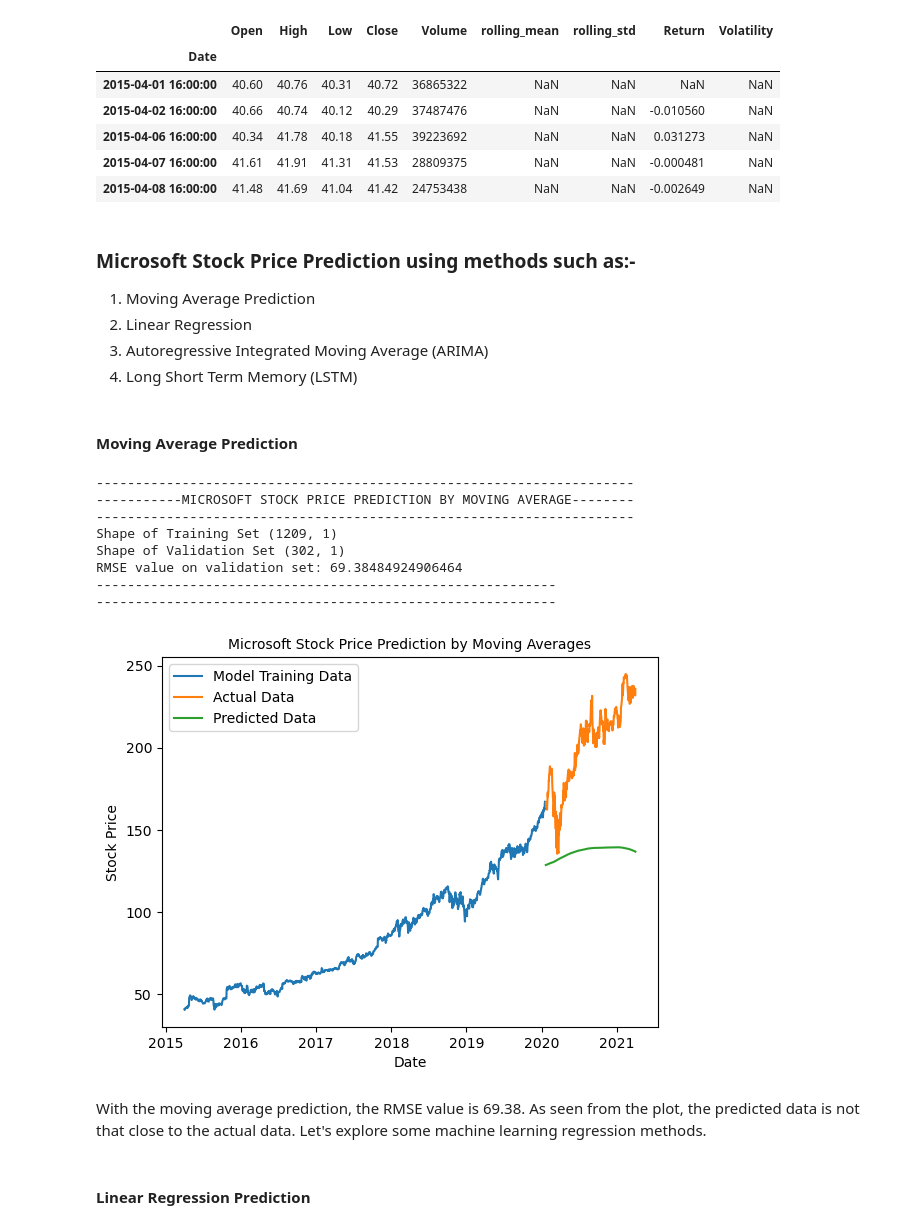
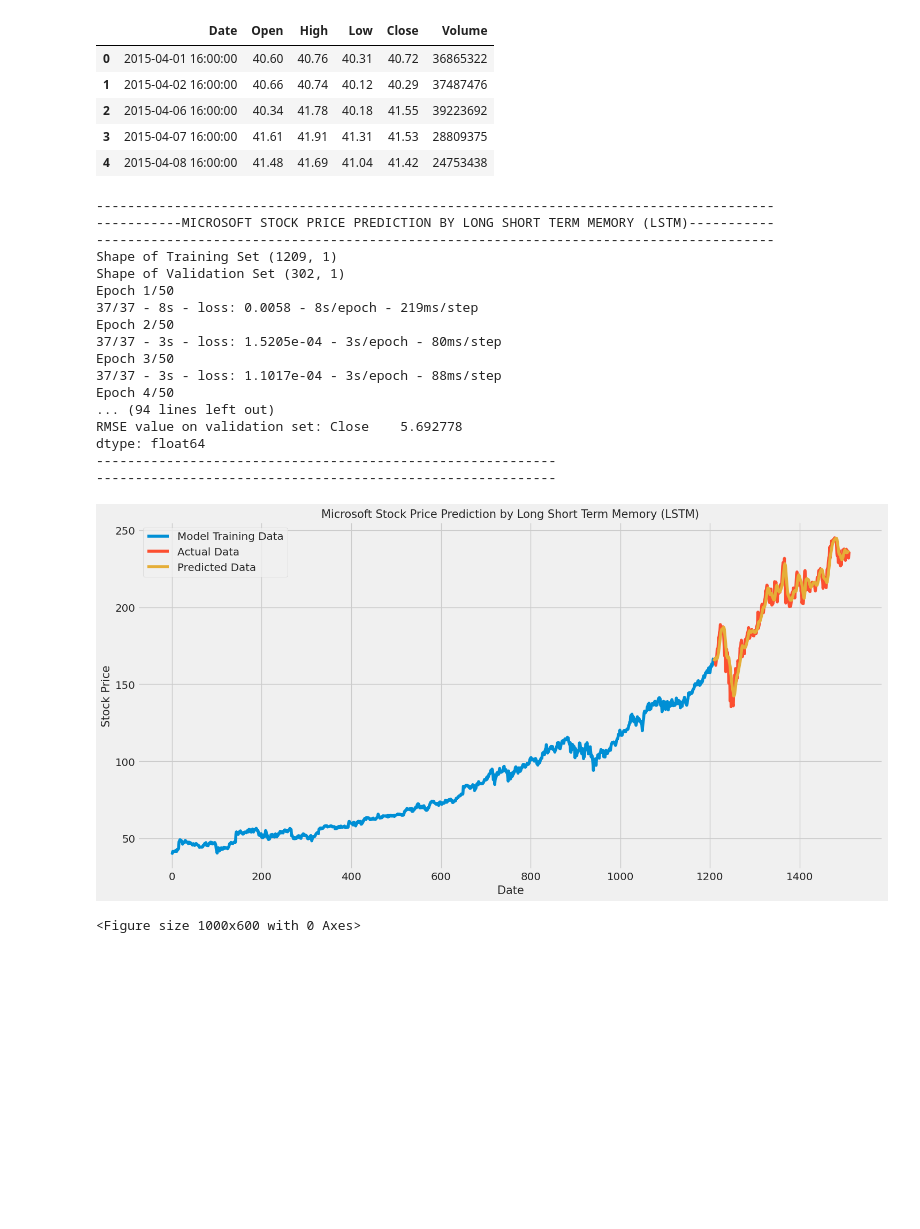
Before and after one commit to magnusaghe/PROJECTS, a Jupyter notebook: Magnus_Aghe_ANA500_MicroProject_4.ipynb, the cells around one changed output. Drawn from its saved outputs; the diff is of its cells as text; code cells hidden in the pictures; blank space fills up the shorter version.

```diff
--- a/Magnus_Aghe_ANA500_MicroProject_4.ipynb
+++ b/Magnus_Aghe_ANA500_MicroProject_4.ipynb
@@ -372,18 +7,34 @@ plt.show()
+# %%
+import pandas as pd
+import numpy as np
+
+import matplotlib.pyplot as plt
+import seaborn as sns
+sns.set(rc={'figure.figsize':(16,8)})
+sns.set(font_scale=1.3)
+plt.style.use('fivethirtyeight')
+
+from sklearn.preprocessing import MinMaxScaler
+from tensorflow.keras.models import Sequential
+from tensorflow.keras.layers import Dense, Dropout, LSTM, RepeatVector, TimeDistributed
+from tensorflow.keras.callbacks import EarlyStopping, ReduceLROnPlateau
+
+from sklearn.metrics import mean_squared_error
+import math
+from math import floor,ceil,sqrt
+import datetime as dt
+
+import warnings
+warnings.filterwarnings('ignore')
+# %%
+url = 'https://raw.githubusercontent.com/magnusaghe/ANA500/main/Microsoft_Stock.csv'
+df = pd.read_csv(url, parse_dates=[0])
 # %%
 df.head()
 # %% [output]
-|  | Open | High | Low | Close | Volume | rolling_mean | rolling_std | Return | Volatility |
-| Date |  |  |  |  |  |  |  |  |  |
-| 2015-04-01 16:00:00 | 40.60 | 40.76 | 40.31 | 40.72 | 36865322 | NaN | NaN | NaN | NaN |
-| 2015-04-02 16:00:00 | 40.66 | 40.74 | 40.12 | 40.29 | 37487476 | NaN | NaN | -0.010560 | NaN |
-| 2015-04-06 16:00:00 | 40.34 | 41.78 | 40.18 | 41.55 | 39223692 | NaN | NaN | 0.031273 | NaN |
-| 2015-04-07 16:00:00 | 41.61 | 41.91 | 41.31 | 41.53 | 28809375 | NaN | NaN | -0.000481 | NaN |
-| 2015-04-08 16:00:00 | 41.48 | 41.69 | 41.04 | 41.42 | 24753438 | NaN | NaN | -0.002649 | NaN |
+|  | Date | Open | High | Low | Close | Volume |
+| 0 | 2015-04-01 16:00:00 | 40.60 | 40.76 | 40.31 | 40.72 | 36865322 |
+| 1 | 2015-04-02 16:00:00 | 40.66 | 40.74 | 40.12 | 40.29 | 37487476 |
+| 2 | 2015-04-06 16:00:00 | 40.34 | 41.78 | 40.18 | 41.55 | 39223692 |
+| 3 | 2015-04-07 16:00:00 | 41.61 | 41.91 | 41.31 | 41.53 | 28809375 |
+| 4 | 2015-04-08 16:00:00 | 41.48 | 41.69 | 41.04 | 41.42 | 24753438 |
-# %% [markdown]
-### Microsoft Stock Price Prediction using methods such as:-
-1. Moving Average Prediction
-2. Linear Regression
-3. Autoregressive Integrated Moving Average (ARIMA)
-4. Long Short Term Memory (LSTM)
-# %% [markdown]
-#### Moving Average Prediction
@@ -420,16 +93,22 @@ def moving_avg_prediction(df):
 # %%
-moving_avg_prediction(df)
+lstm_prediction(df)
 # %% [output]
----------------------------------------------------------------------
------------MICROSOFT STOCK PRICE PREDICTION BY MOVING AVERAGE--------
----------------------------------------------------------------------
+---------------------------------------------------------------------------------------
+-----------MICROSOFT STOCK PRICE PREDICTION BY LONG SHORT TERM MEMORY (LSTM)-----------
+---------------------------------------------------------------------------------------
 Shape of Training Set (1209, 1)
 Shape of Validation Set (302, 1)
-RMSE value on validation set: 69.38484924906464
+Epoch 1/50
+37/37 - 8s - loss: 0.0058 - 8s/epoch - 219ms/step
+Epoch 2/50
+37/37 - 3s - loss: 1.5205e-04 - 3s/epoch - 80ms/step
+Epoch 3/50
+37/37 - 3s - loss: 1.1017e-04 - 3s/epoch - 88ms/step
+Epoch 4/50
+... (94 lines left out)
+RMSE value on validation set: Close    5.692778
+dtype: float64
 -----------------------------------------------------------
 -----------------------------------------------------------
-[figure, old version]
+[figure, new version]
+<Figure size 1000x600 with 0 Axes>
-# %% [markdown]
-With the moving average prediction, the RMSE value is 69.38. As seen from the plot, the predicted data is not that close to the actual data. Let's explore some machine learning regression methods.
-# %% [markdown]
-#### Linear Regression Prediction
```
Also changed, not shown: parts of 59 cells of this notebook.
